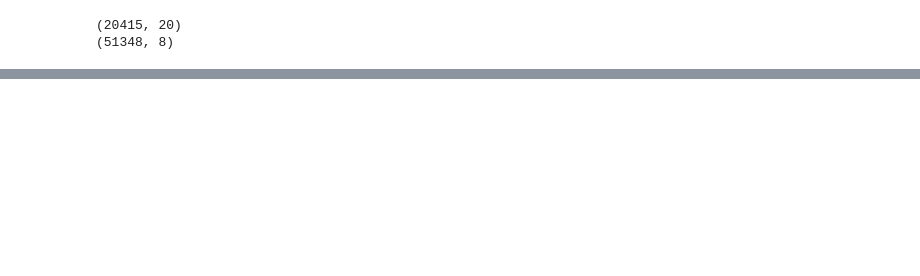
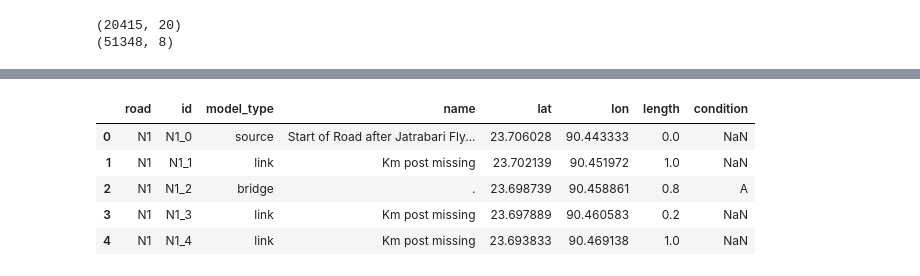
Before and after one commit to daniela1998/Advanced-Simulation-Assignments, a Jupyter notebook: Assignment 2/EPA133a-G16-A2_datacleaning/notebook/CreateDemoFile.ipynb, the cells around one changed output, grey strips where cells are left out. Saved outputs shown, nothing was run; the diff lists cells and outputs as text; code cells hidden in the pictures; blank space fills up the shorter version.

```diff
--- a/Assignment 2/EPA133a-G16-A2_datacleaning/notebook/CreateDemoFile.ipynb
+++ b/Assignment 2/EPA133a-G16-A2_datacleaning/notebook/CreateDemoFile.ipynb
@@ -34,0 +241,3 @@ print(df_roads.shape)
+# %%
+# clean the duplicated road_lrp, as all the bridge information come from BMMW_overview.xlsx
+df_roads_clean = df_roads_clean.drop_duplicates(subset=['road_lrp'], keep='first')
@@ -37,24 +251,24 @@ print(df_roads.shape)
 # %%
 # change the column names of the bridges dataframe: LRPName -> lrp
-df_bridges.rename(columns={'LRPName': 'lrp'}, inplace=True)
+df_bridges_clean.rename(columns={'LRPName': 'lrp'}, inplace=True)
 # %%
 # add a column named 'model_type' to the df_bridges dataframe and fill it with 'bridge'
-df_bridges['model_type'] = 'bridge'
+df_bridges_clean['model_type'] = 'bridge'
 
 # add a column named 'model_type' to the df_roads dataframe and fill it with 'link';
 # but if the last character in the column 'lrp' isn't number, fill it with 'bridge', except for 'S' and 'E'
-df_roads['model_type'] = 'link'
-df_roads.loc[df_roads['lrp'].str[-1].str.isnumeric() == False, 'model_type'] = 'bridge'
-df_roads.loc[df_roads['lrp'].str[-1] == 'S', 'model_type'] = 'link'
-df_roads.loc[df_roads['lrp'].str[-1] == 'E', 'model_type'] = 'link'
+df_roads_clean['model_type'] = 'link'
+df_roads_clean.loc[df_roads['lrp'].str[-1].str.isnumeric() == False, 'model_type'] = 'bridge'
+df_roads_clean.loc[df_roads['lrp'].str[-1] == 'S', 'model_type'] = 'link'
+df_roads_clean.loc[df_roads['lrp'].str[-1] == 'E', 'model_type'] = 'link'
 # %%
 #df_roads
 # %%
 # make a copy of the df_bridges dataframe and name it df_bridges_original
-df_bridges_original = df_bridges.copy()
+df_bridges_original = df_bridges_clean.copy()
 
 # merge the df_bridges and df_roads dataframes
-df_concat = pd.concat([df_bridges, df_roads])
+df_concat = pd.concat([df_bridges_clean, df_roads_clean])
 # %%
 #df_concat.head()
 # %%
@@ -102,3 +314,12 @@ df_demo = pd.DataFrame(new_rows)
+# %%
+df_demo.head()
+# %% [output]
+|  | road | id | model_type | name | lat | lon | length | condition |
+| 0 | N1 | N1_0 | source | Start of Road after Jatrabari Fly... | 23.706028 | 90.443333 | 0.0 | NaN |
+| 1 | N1 | N1_1 | link | Km post missing | 23.702139 | 90.451972 | 1.0 | NaN |
+| 2 | N1 | N1_2 | bridge | . | 23.698739 | 90.458861 | 0.8 | A |
+| 3 | N1 | N1_3 | link | Km post missing | 23.697889 | 90.460583 | 0.2 | NaN |
+| 4 | N1 | N1_4 | link | Km post missing | 23.693833 | 90.469138 | 1.0 | NaN |
 # %%
 # print shape of df_demo
 print(df_demo.shape)
```
Also changed, not shown: parts of 26 cells of this notebook, 1 other file.
